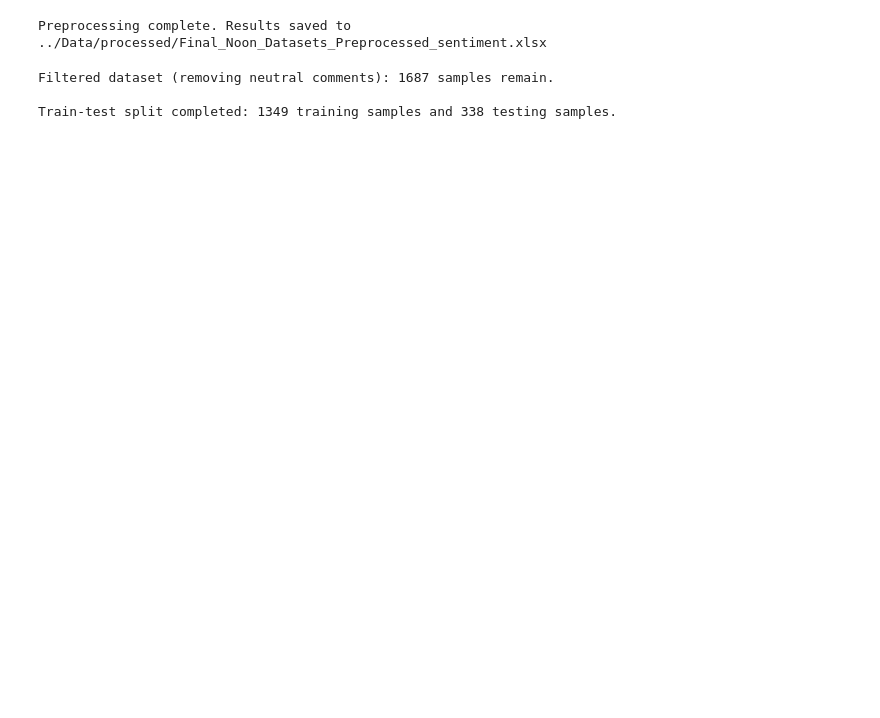
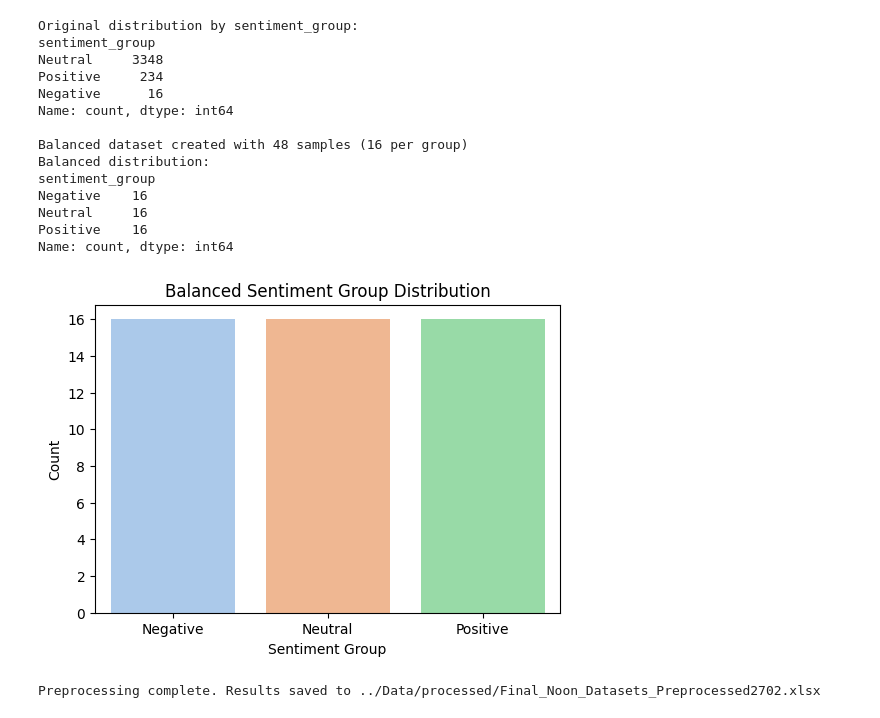
Before and after one commit to HWhr3000/F12AA_TextAnalystics, a Jupyter notebook: notebooks/F21_CW1_pipeline.ipynb, the cells around one changed output. Cells and saved outputs as stored; diff of their text form; code cells hidden in the pictures; blank space fills up the shorter version.

```diff
--- a/notebooks/F21_CW1_pipeline.ipynb
+++ b/notebooks/F21_CW1_pipeline.ipynb
@@ -287,7 +492,52 @@ Sentiment analysis complete. Sample:
+# %%
+# ---------------------------------
+# 4. Map to 3-Class Output and Balance the Dataset
+# ---------------------------------
+# Here our target is already the 3-class label (Positive, Negative, Neutral)
+df['sentiment_group'] = df['Sentiment_Rating']
+
+# Check the distribution before balancing
+print("\nOriginal distribution by sentiment_group:")
+print(df['sentiment_group'].value_counts())
+
+# Balance each group equally.
+group_counts = df['sentiment_group'].value_counts()
+min_group_count = group_counts.min()
+balanced_df = df.groupby('sentiment_group').apply(lambda x: x.sample(n=min_group_count, random_state=42)).reset_index(drop=True)
+print(f"\nBalanced dataset created with {len(balanced_df)} samples ({min_group_count} per group)")
+print("Balanced distribution:")
+print(balanced_df['sentiment_group'].value_counts())
+
+# Visualize distribution (bar plot and numbers)
+plt.figure(figsize=(6,4))
+sns.countplot(x='sentiment_group', data=balanced_df, palette='pastel')
+plt.title("Balanced Sentiment Group Distribution")
+plt.xlabel("Sentiment Group")
+plt.ylabel("Count")
+plt.show()
+# %% [output]
+Original distribution by sentiment_group:
+sentiment_group
+Neutral     3348
+Positive     234
+Negative      16
+Name: count, dtype: int64
+
+Balanced dataset created with 48 samples (16 per group)
+Balanced distribution:
+sentiment_group
+Negative    16
+Neutral     16
+Positive    16
+Name: count, dtype: int64
+[figure, added]
 # %%
-# Save the preprocessed data to excel to ensure above data isnt reused
-output_path = "../Data/processed/Final_Noon_Datasets_Preprocessed_sentiment.xlsx"
-df.to_excel(output_path, index=False)
+# Optionally, save the preprocessed data
+
+output_path = "../Data/processed/Final_Noon_Datasets_Preprocessed2702.xlsx"
+
+balanced_df.to_excel(output_path, index=False)
+
 print(f"Preprocessing complete. Results saved to {output_path}")
 # %% [output]
-Preprocessing complete. Results saved to ../Data/processed/Final_Noon_Datasets_Preprocessed_sentiment.xlsx
+Preprocessing complete. Results saved to ../Data/processed/Final_Noon_Datasets_Preprocessed2702.xlsx
@@ -298,18 +543,0 @@ df_procs_sentiment = pd.read_excel(file_path)
-# %%
-
-# ===============================
-# 4. Remove Neutral Reviews and Train-Test Split
-# ===============================
-# Remove neutral comments (rating == 3)
-df_filtered_non_neutral = df_procs_sentiment[df_procs_sentiment['Sentiment_Rating'] != 3].copy()
-print(f"\nFiltered dataset (removing neutral comments): {df_filtered_non_neutral.shape[0]} samples remain.")
-
-X = df_filtered_non_neutral['processed_comment']
-y = df_filtered_non_neutral['Sentiment_Rating']
-
-X_train, X_test, y_train, y_test = train_test_split(X, y, test_size=0.20, random_state=42)
-print(f"\nTrain-test split completed: {X_train.shape[0]} training samples and {X_test.shape[0]} testing samples.")
-# %% [output]
-Filtered dataset (removing neutral comments): 1687 samples remain.
-
-Train-test split completed: 1349 training samples and 338 testing samples.
```
Also changed, not shown: parts of 18 cells of this notebook, 5 other files.
